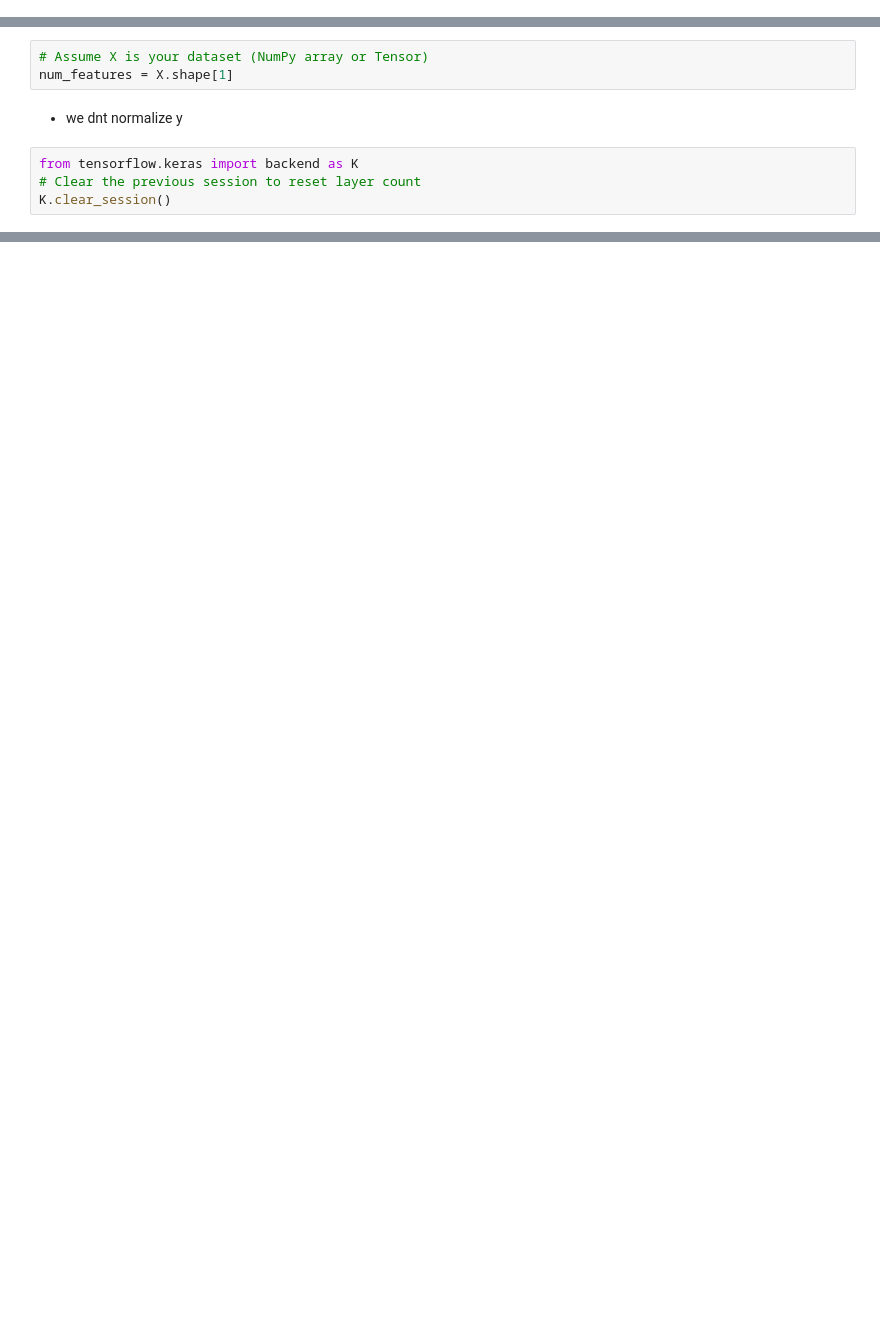
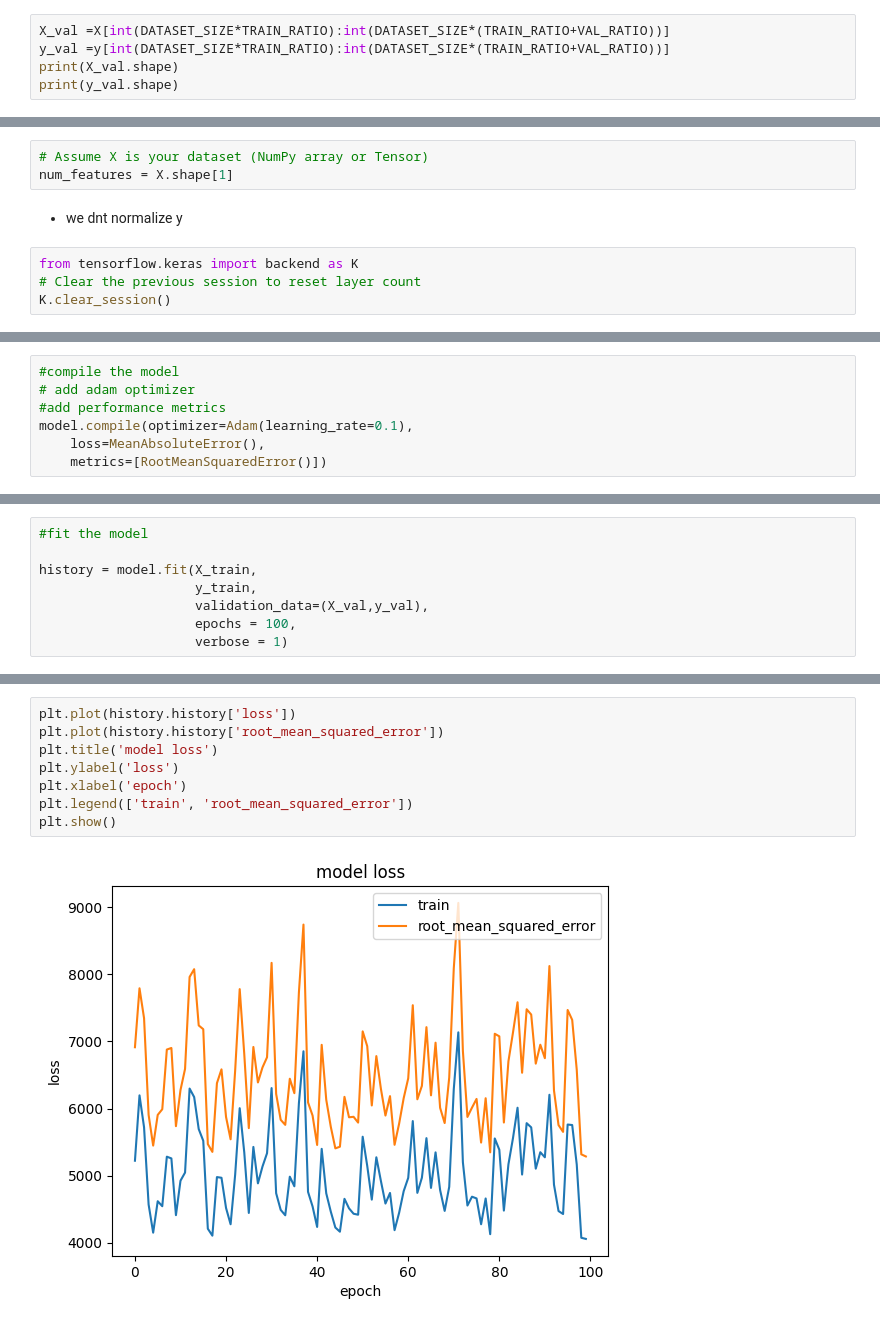
Before and after one commit to akankshakusf/Deep-Learning-Projects, a Jupyter notebook: Tensor Flow -Linear Regression/Linear_Regression_for_Predicting_Price_of_second.ipynb, the cells around one changed output, grey strips where cells are left out. Drawn from its saved outputs; the diff is of its cells as text; blank space fills up the shorter version.

```diff
--- a/Tensor Flow -Linear Regression/Linear_Regression_for_Predicting_Price_of_second.ipynb
+++ b/Tensor Flow -Linear Regression/Linear_Regression_for_Predicting_Price_of_second.ipynb
@@ -116,0 +213,5 @@ print(X.shape,y.shape)
+# %%
+X_val =X[int(DATASET_SIZE*TRAIN_RATIO):int(DATASET_SIZE*(TRAIN_RATIO+VAL_RATIO))]
+y_val =y[int(DATASET_SIZE*TRAIN_RATIO):int(DATASET_SIZE*(TRAIN_RATIO+VAL_RATIO))]
+print(X_val.shape)
+print(y_val.shape)
@@ -212,0 +338,7 @@ tf.keras.utils.plot_model(
+# %%
+#compile the model
+# add adam optimizer
+#add performance metrics
+model.compile(optimizer=Adam(learning_rate=0.1),
+    loss=MeanAbsoluteError(),
+    metrics=[RootMeanSquaredError()])
@@ -212,0 +353,8 @@ tf.keras.utils.plot_model(
+# %%
+#fit the model
+
+history = model.fit(X_train,
+                    y_train,
+                    validation_data=(X_val,y_val),
+                    epochs = 100,
+                    verbose = 1)
@@ -212,0 +379,10 @@ tf.keras.utils.plot_model(
+# %%
+plt.plot(history.history['loss'])
+plt.plot(history.history['root_mean_squared_error'])
+plt.title('model loss')
+plt.ylabel('loss')
+plt.xlabel('epoch')
+plt.legend(['train', 'root_mean_squared_error'])
+plt.show()
+# %% [output]
+[figure, added]
```
Also changed, not shown: parts of 26 cells of this notebook.
